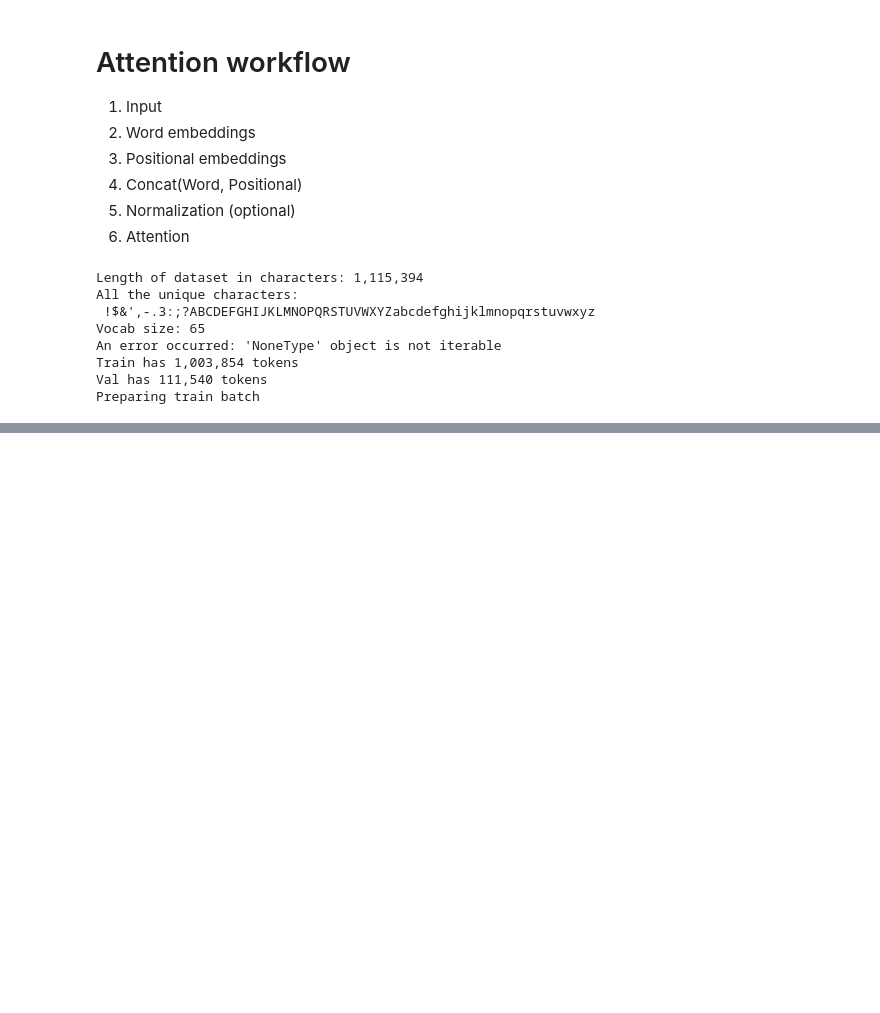
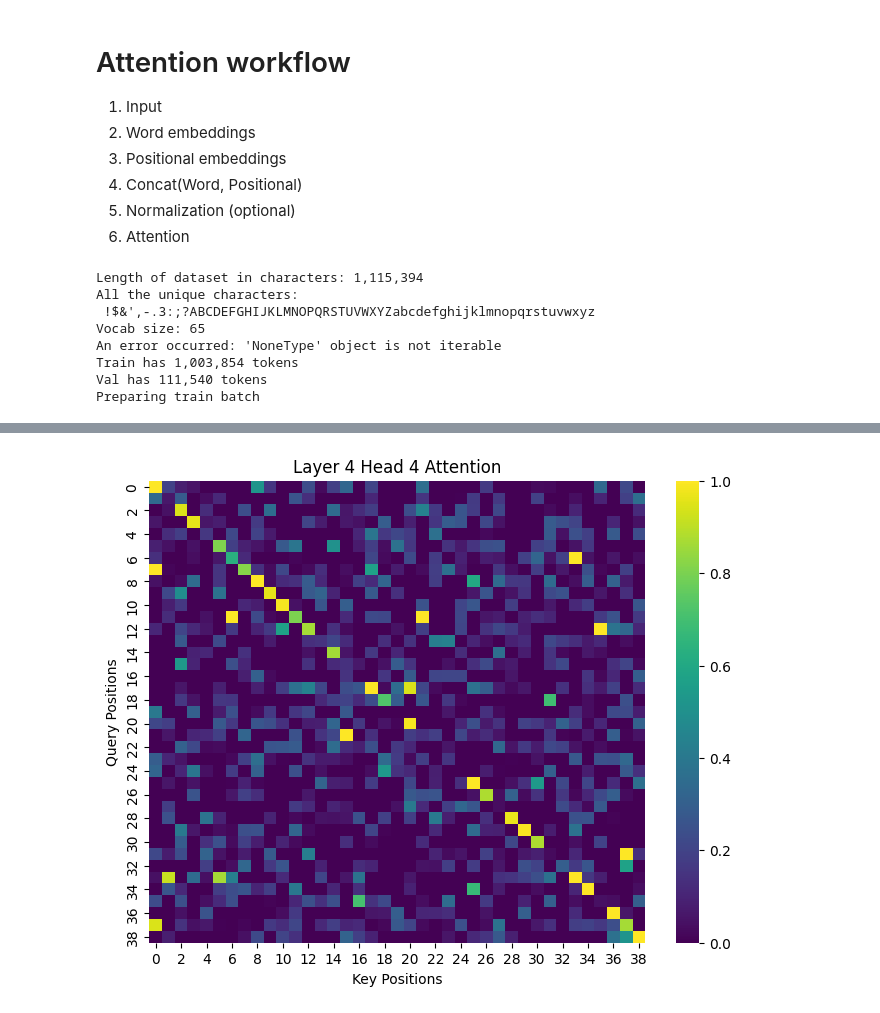
Before and after one commit to Nielspace/Modular-AI, a Jupyter notebook: notebooks/07_Transformers.ipynb, the cells around one changed output, grey strips where cells are left out. Cells and saved outputs as stored; diff of their text form; code cells hidden in the pictures; blank space fills up the shorter version.

Commit message:
attention

```diff
--- a/notebooks/07_Transformers.ipynb
+++ b/notebooks/07_Transformers.ipynb
@@ -356,0 +360,34 @@ plt.show()
+# %%
+# Step 1: Create the identity matrix
+size = 39  # Define the size of the identity matrix
+identity_matrix = torch.eye(size)
+
+# Step 2: Remove some diagonal elements
+num_to_remove = 14  # Number of diagonal elements to remove
+indices_to_remove = random.sample(range(size), num_to_remove)
+for idx in indices_to_remove:
+    identity_matrix[idx, idx] = 0
+
+# Step 3: Add a value of 1 in random places where the diagonal elements were removed
+for idx in indices_to_remove:
+    while True:
+        rand_row = random.randint(0, size-1)
+        rand_col = random.randint(0, size-1)
+        if identity_matrix[rand_row, rand_col] == 0:
+            identity_matrix[rand_row, rand_col] = 1
+            break
+
+# Step 4: Add random noise
+noise_level = 0.2  # Define a low noise level to keep the background predominantly black
+noise = torch.randn(size, size) * noise_level
+noisy_matrix = identity_matrix + noise
+
+# Step 5: Visualize as heatmap
+plt.figure(figsize=(8, 6))
+sns.heatmap(noisy_matrix.numpy(), annot=False, cmap='viridis', cbar=True, vmin=0, vmax=1)
+plt.title(f'Layer {num_layers} Head {n_head} Attention')
+plt.xlabel('Key Positions')
+plt.ylabel('Query Positions')
+plt.show()
+# %% [output]
+[figure, added]
```
Also changed, not shown: parts of 8 cells of this notebook.
